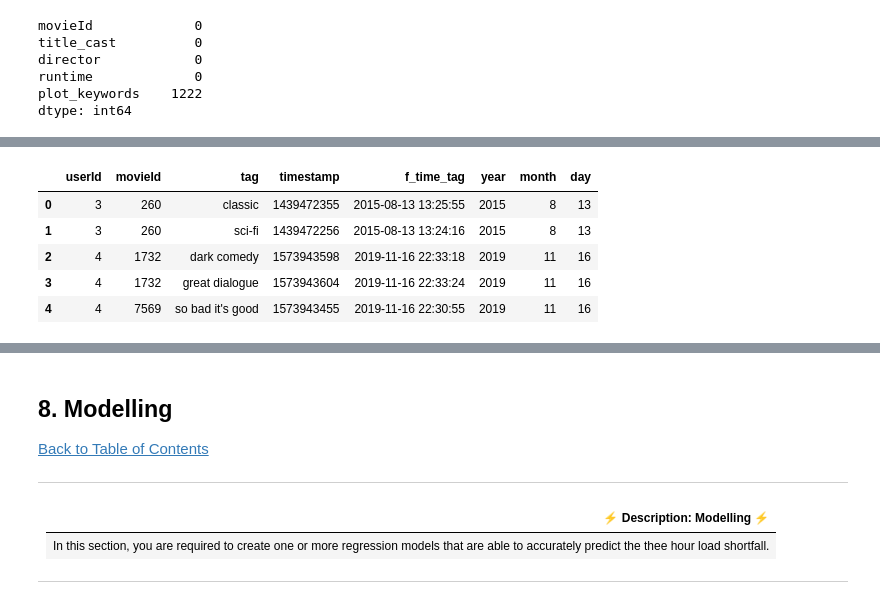
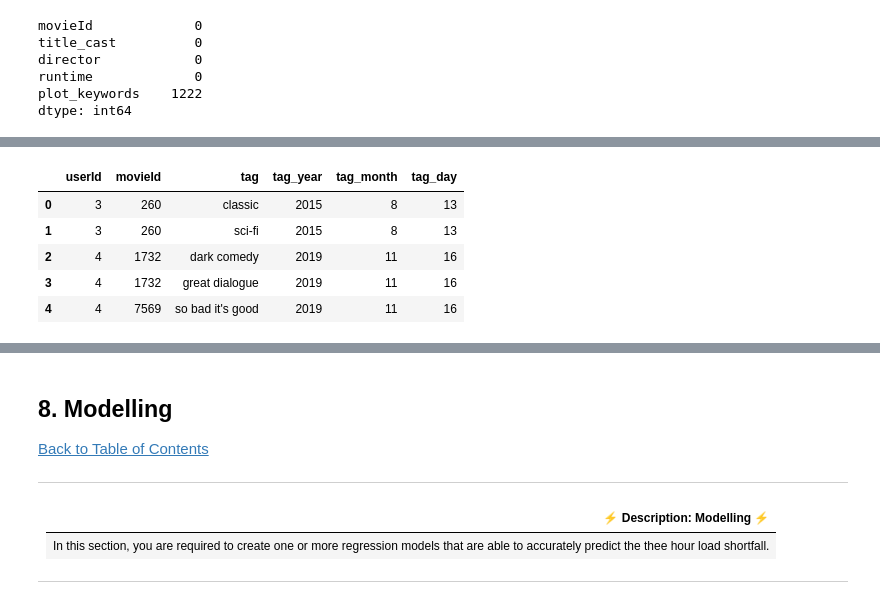
Before and after one commit to HlawuR/SmartRecommender, a Jupyter notebook: Unsupervised_skeleton_notebook.ipynb, the cells around one changed output, grey strips where cells are left out. Saved outputs shown, nothing was run; the diff lists cells and outputs as text; code cells hidden in the pictures.

```diff
--- a/Unsupervised_skeleton_notebook.ipynb
+++ b/Unsupervised_skeleton_notebook.ipynb
@@ -334,8 +332,8 @@ df_movies.head()
 df_tags['f_time_tag']=df_tags['timestamp'].apply(formattime)
 # %%
 # drop null values in tags and links dataframe
-df_tags=df_tags.dropna()
-df_links=df_links.dropna()
+df_tags_clean=df_tags.dropna()
+df_links_clean=df_links.dropna()
 # %%
 df_imdb_data.isnull().sum()
 # %% [output]
@@ -572,18 +490,18 @@ df_movies['title_year'] = pd.to_numeric(df_movies['title_year'], errors='coerce'
 df_tags['f_time_tag'] = pd.to_datetime(df_tags['f_time_tag'])
 
 # Split into year, month, and day columns
-df_tags['year'] = df_tags['f_time_tag'].dt.year
-df_tags['month'] = df_tags['f_time_tag'].dt.month
-df_tags['day'] = df_tags['f_time_tag'].dt.day
+df_tags['tag_year'] = df_tags['f_time_tag'].dt.year
+df_tags['tag_month'] = df_tags['f_time_tag'].dt.month
+df_tags['tag_day'] = df_tags['f_time_tag'].dt.day
 # %%
 df_tags_clean = df_tags.drop(['timestamp','f_time_tag'],axis = 1)
 # %%
-df_tags.head()
+df_tags_clean.head()
 # %% [output]
-|  | userId | movieId | tag | timestamp | f_time_tag | year | month | day |
-| 0 | 3 | 260 | classic | 1439472355 | 2015-08-13 13:25:55 | 2015 | 8 | 13 |
-| 1 | 3 | 260 | sci-fi | 1439472256 | 2015-08-13 13:24:16 | 2015 | 8 | 13 |
-| 2 | 4 | 1732 | dark comedy | 1573943598 | 2019-11-16 22:33:18 | 2019 | 11 | 16 |
-| 3 | 4 | 1732 | great dialogue | 1573943604 | 2019-11-16 22:33:24 | 2019 | 11 | 16 |
-| 4 | 4 | 7569 | so bad it's good | 1573943455 | 2019-11-16 22:30:55 | 2019 | 11 | 16 |
+|  | userId | movieId | tag | tag_year | tag_month | tag_day |
+| 0 | 3 | 260 | classic | 2015 | 8 | 13 |
+| 1 | 3 | 260 | sci-fi | 2015 | 8 | 13 |
+| 2 | 4 | 1732 | dark comedy | 2019 | 11 | 16 |
+| 3 | 4 | 1732 | great dialogue | 2019 | 11 | 16 |
+| 4 | 4 | 7569 | so bad it's good | 2019 | 11 | 16 |
 # %%
```
Also changed, not shown: parts of 59 cells of this notebook.
